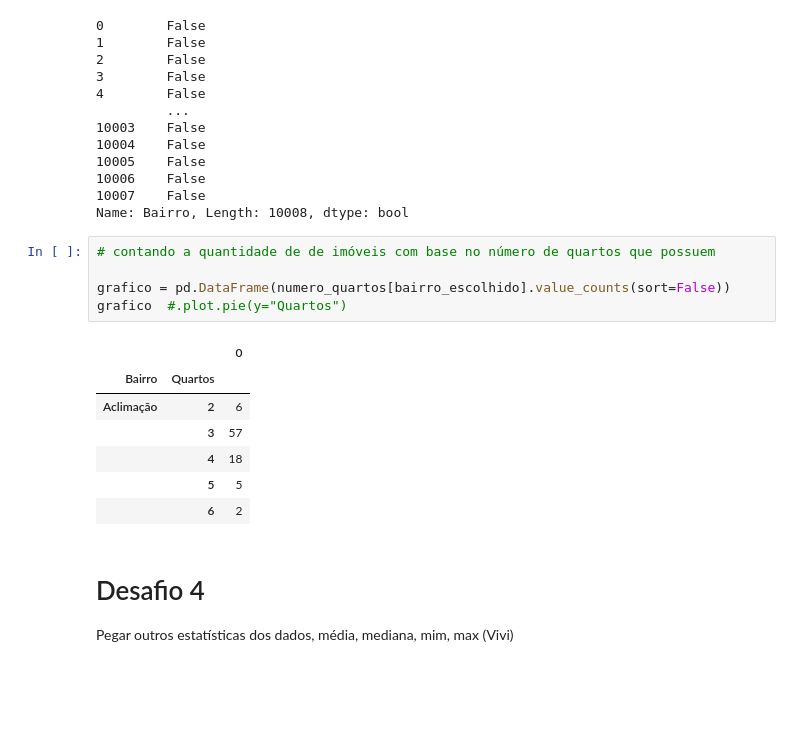
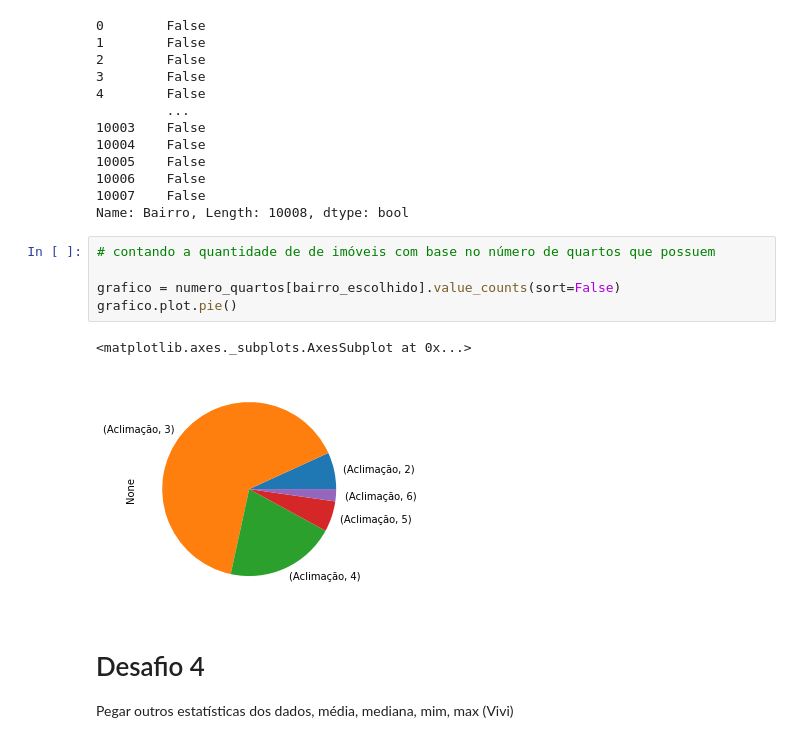
Before and after one commit to kaioschi/imersao_dados_4, a Jupyter notebook: Imersao_dados_4_aula01.ipynb, the cells around one changed output. Saved outputs shown, nothing was run; the diff lists cells and outputs as text; blank space fills up the shorter version.

```diff
--- a/Imersao_dados_4_aula01.ipynb
+++ b/Imersao_dados_4_aula01.ipynb
@@ -217,16 +229,11 @@ Name: Bairro, Length: 10008, dtype: bool
 # %%
 # contando a quantidade de de imóveis com base no número de quartos que possuem
 
-grafico = pd.DataFrame(numero_quartos[bairro_escolhido].value_counts(sort=False))
-grafico  #.plot.pie(y="Quartos")
+grafico = numero_quartos[bairro_escolhido].value_counts(sort=False)
+grafico.plot.pie()
 # %% [output]
-|  |  | 0 |
-| Bairro | Quartos |  |
-| Aclimação | 2 | 6 |
-|  | 3 | 57 |
-|  | 4 | 18 |
-|  | 5 | 5 |
-|  | 6 | 2 |
+<matplotlib.axes._subplots.AxesSubplot at 0x...>
+[figure, added]
 # %% [markdown]
 # Desafio 4
 
```
Also changed, not shown: parts of 5 cells of this notebook.
